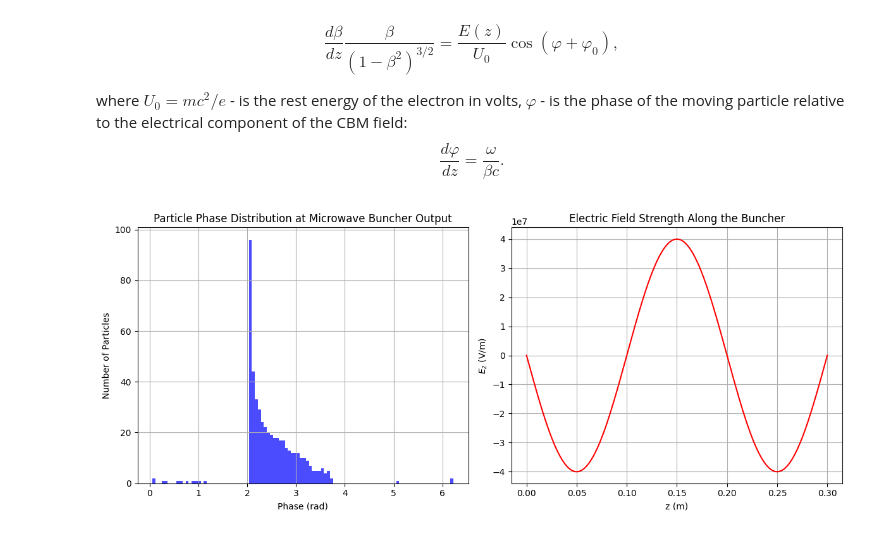
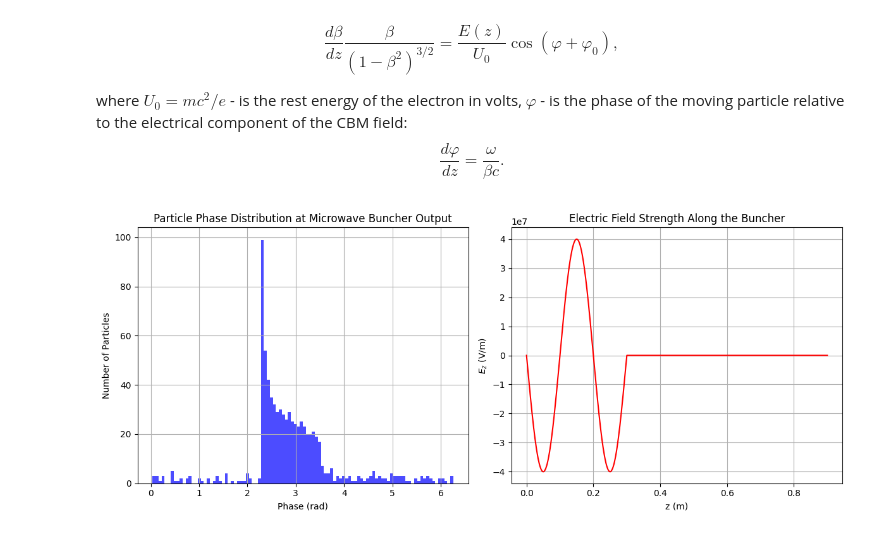
Before and after one commit to fuodorov/redpic, a Jupyter notebook: docs/theory/notebooks/microwave_grouper/microwave_grouper.ipynb, the cells around one changed output. Saved outputs shown, nothing was run; the diff lists cells and outputs as text; code cells hidden in the pictures.

Commit message:
Update microwave_grouper

```diff
--- a/docs/theory/notebooks/microwave_grouper/microwave_grouper.ipynb
+++ b/docs/theory/notebooks/microwave_grouper/microwave_grouper.ipynb
@@ -46,8 +46,9 @@ omega = 2 * np.pi * 1e9  # Angular frequency (for example, 1 GHz)
 f = 1.5 * 1e9  # Frequency
 phi_0 = 0  # Initial phase
 E0 = -40e6  # Electric field strength in V/m (example value)
-dz = 1e-6  # Step size in m
-z_max = 0.3  # Length of the buncher in m
+dz = 1e-5  # Step size in m
+z_max = 0.9  # Length of the buncher in m
+z_max_grouper = 0.3  # Length of the buncher in m
 num_particles = 1_000  # Number of particles
 
 # Initial conditions
@@ -55,14 +56,14 @@ betas = np.full(num_particles, 0.7)  # Initial beta for all particles
 phis = np.linspace(0, np.pi, num_particles)  # Uniform distribution of initial phases
 
 # Function to calculate derivatives
-def derivatives(beta, phi):
-    dbeta_dz = (E0 / U0) * np.cos(phi + phi_0) * ((1 - beta**2)**(3/2)) / beta
+def derivatives(beta, phi, E):
+    dbeta_dz = (E / U0) * np.cos(phi + phi_0) * ((1 - beta**2)**(3/2)) / beta
     dphi_dz = omega / (beta * c)
     return dbeta_dz, dphi_dz
 
 # Function to calculate Ez(z)
 def E_z(z):
-    return E0 * np.sin(2 * np.pi * f * z / c + phi_0)
+    return np.where(z < z_max_grouper, E0 * np.sin(2 * np.pi * f * z / c + phi_0), 0)
 
 # Solving the system using Euler's method
 z_values = np.arange(0, z_max, dz)
@@ -70,33 +71,33 @@ betas_values = []
 phis_values = []
 
 for z in z_values:
-    dbeta_dz, dphi_dz = derivatives(betas, phis)
+    dbeta_dz, dphi_dz = derivatives(betas, phis, E_z(z))
     betas += dbeta_dz * dz
     phis += dphi_dz * dz
     betas_values.append(betas.copy())
     phis_values.append(phis.copy())
 
 # Correcting phase to be within [0, 2*pi]
 phis = phis % (2 * np.pi)
 
 # Plotting the histogram of particle phases at the output
 plt.figure(figsize=(12, 5))
 plt.subplot(1, 2, 1)
 plt.hist(phis, bins=100, color='blue', alpha=0.7)
 plt.xlabel('Phase (rad)')
 plt.ylabel('Number of Particles')
 plt.title('Particle Phase Distribution at Microwave Buncher Output')
 plt.grid(True)
 
 # Plotting Ez(z)
 Ez_values = E_z(z_values)
 plt.subplot(1, 2, 2)
 plt.plot(z_values, Ez_values, label='$E_z(z)$', color='red')
 plt.xlabel('z (m)')
 plt.ylabel('$E_z$ (V/m)')
 plt.title('Electric Field Strength Along the Buncher')
 plt.grid(True)
 plt.tight_layout()
 plt.show()
 # %% [output]
-[figure, old version]
+[figure, new version]
```
Also changed, not shown: 1 other file.
